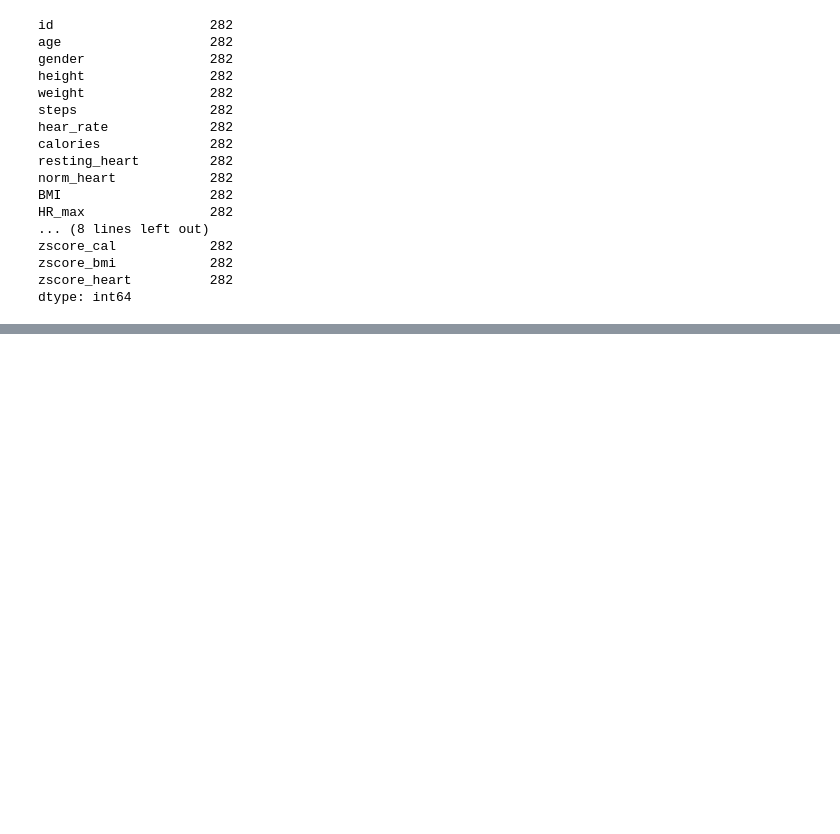
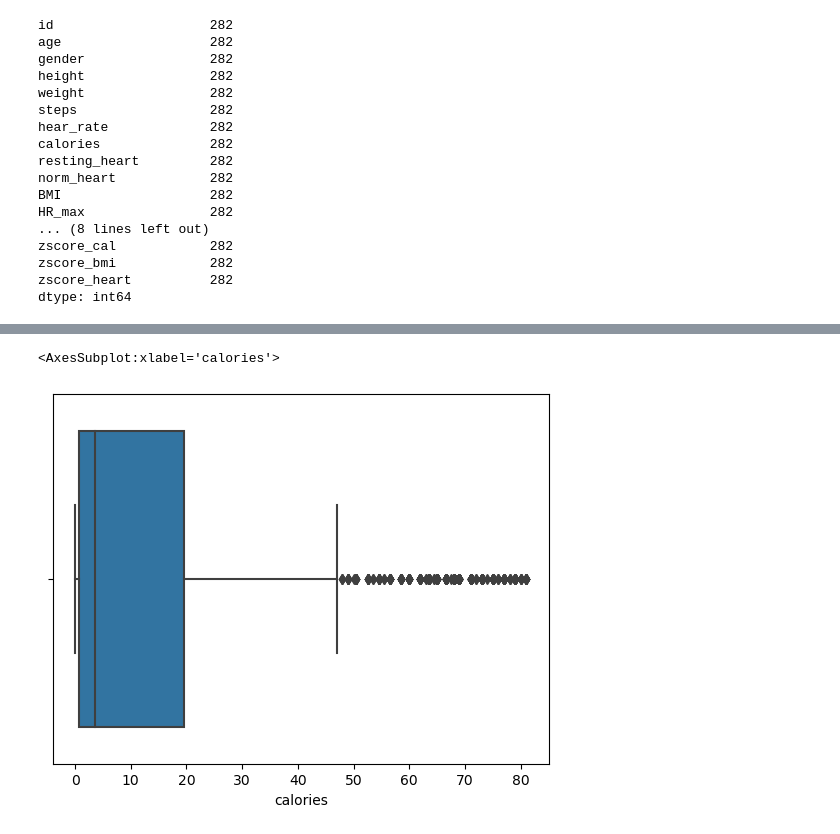
Before and after one commit to FayizUmar/Fatigue-Detection-Model, a Jupyter notebook: Fatigue_model.ipynb, the cells around one changed output, grey strips where cells are left out. Saved outputs shown, nothing was run; the diff lists cells and outputs as text; code cells hidden in the pictures; blank space fills up the shorter version.

```diff
--- a/Fatigue_model.ipynb
+++ b/Fatigue_model.ipynb
@@ -951,0 +1032,5 @@ final.to_excel('finalone.xlsx', index=False)
+# %%
+sb.boxplot(x=final2['calories'])
+# %% [output]
+<AxesSubplot:xlabel='calories'>
+[figure, added]
```
Also changed, not shown: parts of 25 cells of this notebook.
